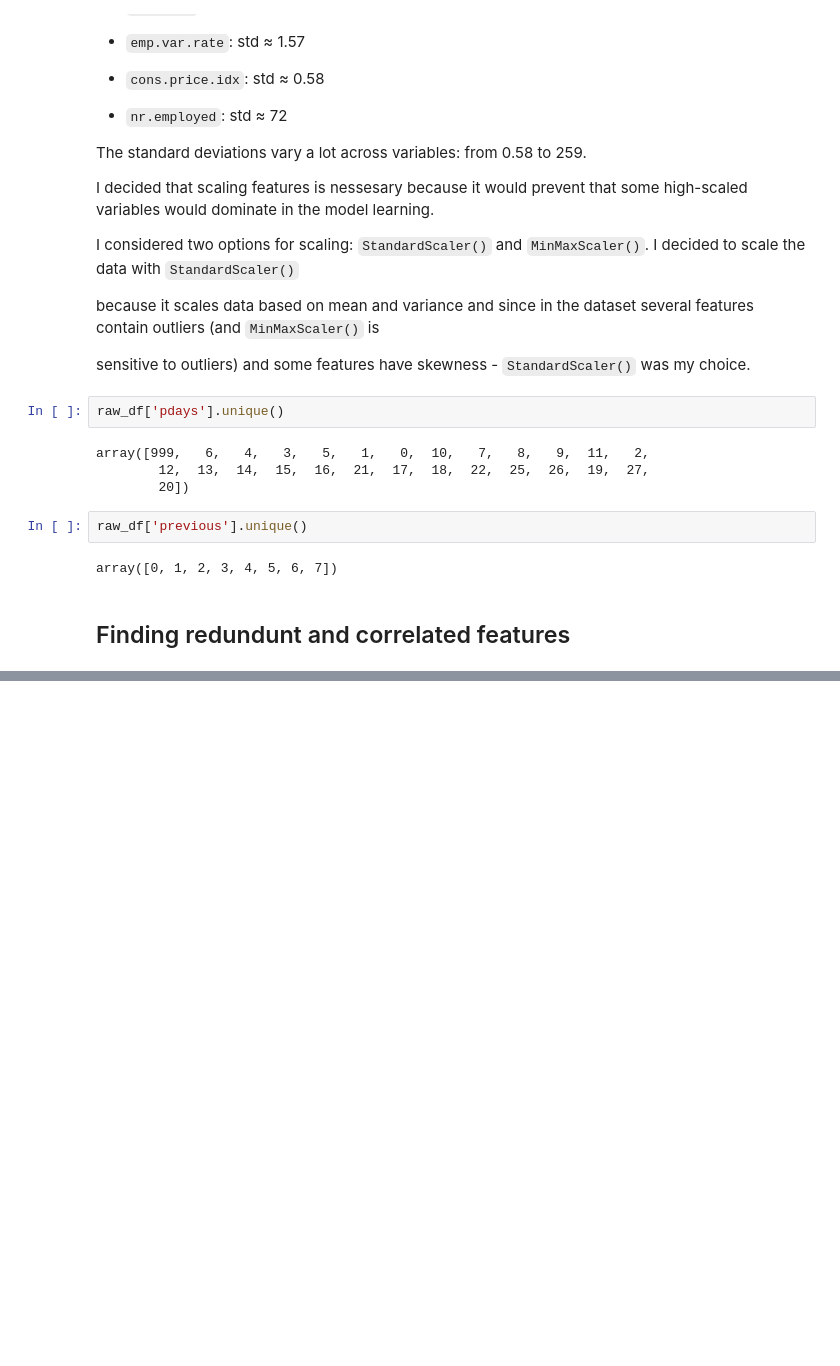
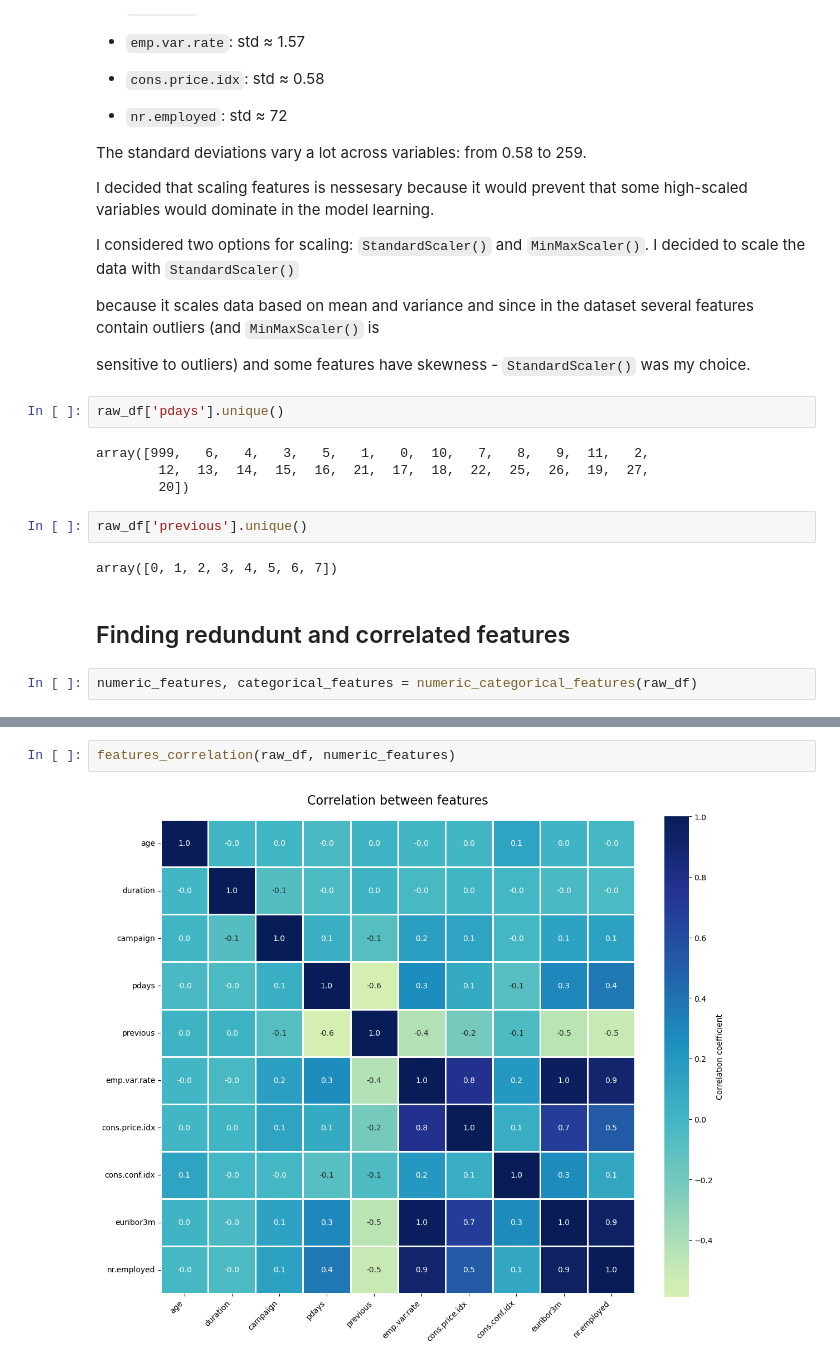
Before and after one commit to ann-yurkevych/MLmodels-, a Jupyter notebook: Portuguese client term deposit subscription/exploration.ipynb, the cells around one changed output, grey strips where cells are left out. Saved outputs shown, nothing was run; the diff lists cells and outputs as text; blank space fills up the shorter version.

Commit message:
correlation matrix results

```diff
--- a/Portuguese client term deposit subscription/exploration.ipynb
+++ b/Portuguese client term deposit subscription/exploration.ipynb
@@ -298,3 +299,5 @@ raw_df['previous'].unique()
 array([0, 1, 2, 3, 4, 5, 6, 7])
 # %% [markdown]
 ## Finding redundunt and correlated features
+# %%
+numeric_features, categorical_features = numeric_categorical_features(raw_df)
@@ -300,0 +330,4 @@ array([0, 1, 2, 3, 4, 5, 6, 7])
+# %%
+features_correlation(raw_df, numeric_features)
+# %% [output]
+[figure, added]
```
Also changed, not shown: parts of 14 cells of this notebook, 1 other file.
